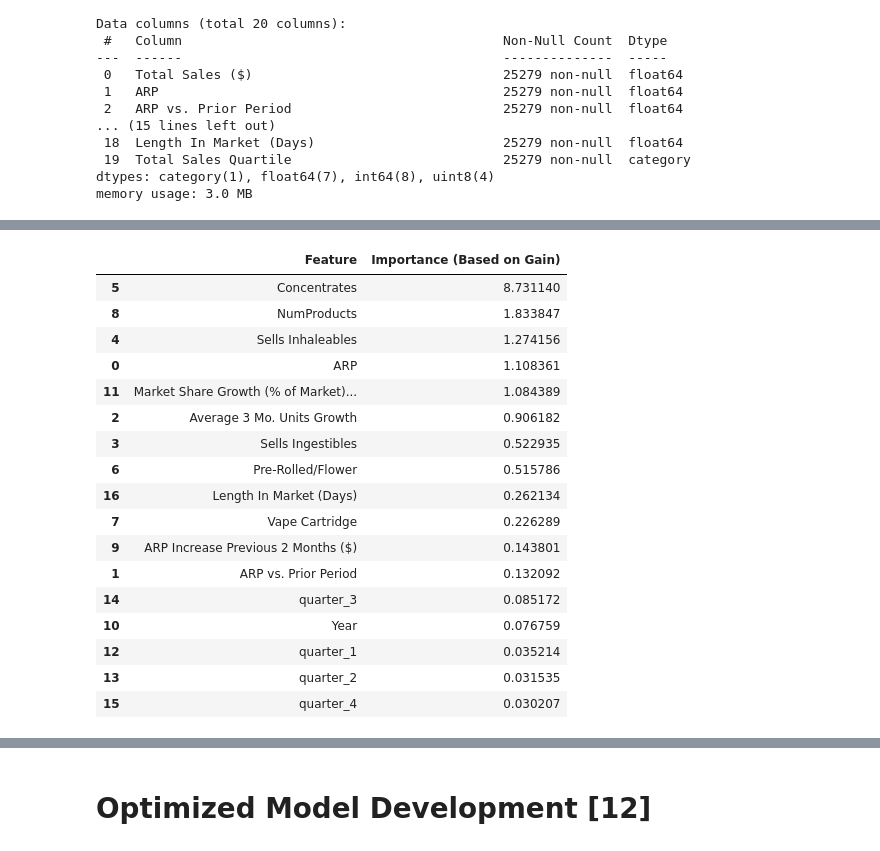
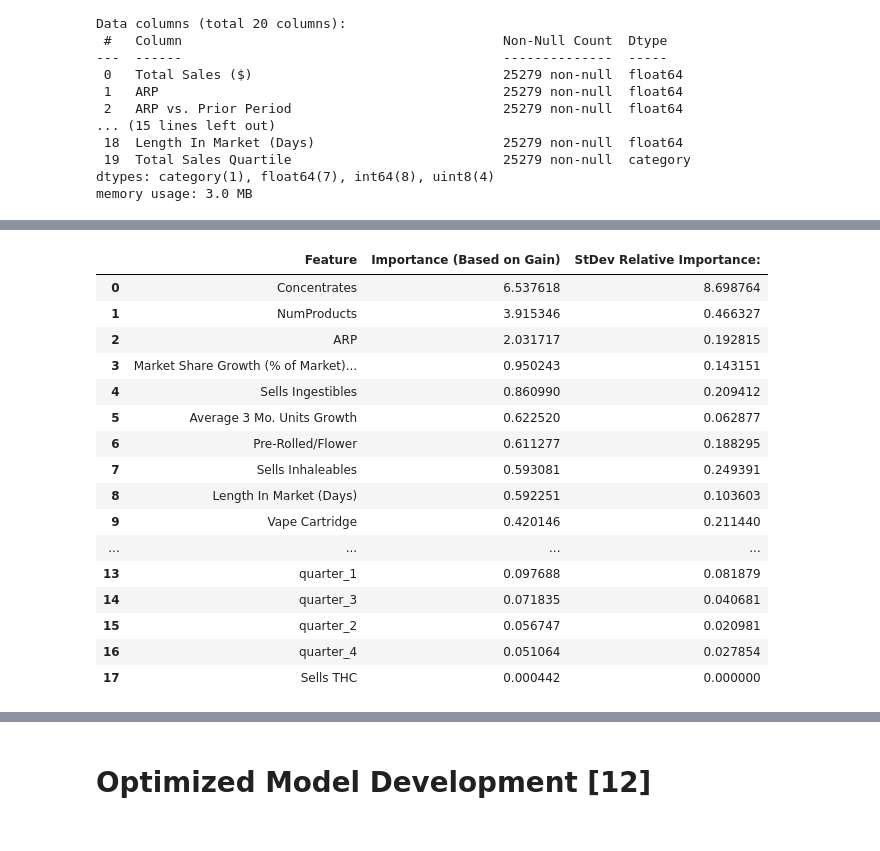
Before and after one commit to danielfrees/Cannabis_Market_Forecaster, a Jupyter notebook: Cookies_ML_Proj.ipynb, the cells around one changed output, grey strips where cells are left out. Cells and saved outputs as stored; diff of their text form; code cells hidden in the pictures.

Commit message:
Updated GridSearch and cross-validated XGB importance

```diff
--- a/Cookies_ML_Proj.ipynb
+++ b/Cookies_ML_Proj.ipynb
@@ -1156,13 +1156,17 @@ dtypes: category(1), float64(7), int64(8), uint8(4)
 memory usage: 3.0 MB
 # %%
 #now perform kfold cross-validation, stratified by total sales quartile
-kfold = StratifiedKFold(n_splits=2, shuffle=True, random_state=42)
+num_splits = 10
+kfold = StratifiedKFold(n_splits=num_splits, shuffle=True, random_state=42)
 
 #arrays to hold metrics for CV of linreg and xgboost
 linreg_maes = []
 linreg_r2s = []
 xgb_maes = []
 xgb_r2s = []
+
+#array for averaged XGB feature importance
+inferences = []
 
 #count = 0   #for stratification checking
 for train_index, test_index in kfold.split(data, data['Total Sales Quartile']):
@@ -1203,13 +1207,14 @@ for train_index, test_index in kfold.split(data, data['Total Sales Quartile']):
     linreg_maes.append(mean_absolute_error(cv_labels_test, preds))
     linreg_r2s.append(r2_score(cv_labels_test, preds))
 
-
     #CROSS-VALIDATE ENSEMBLE (XGBOOST) MODEL
     xgb_model = xgb.XGBRegressor(objective="reg:squarederror", booster = 'gbtree', max_depth = 4, random_state=42)
     xgb_model.fit(cv_data_train, cv_labels_train)
     preds = xgb_model.predict(cv_data_test)
     xgb_maes.append(mean_absolute_error(cv_labels_test, preds))
     xgb_r2s.append(r2_score(cv_labels_test, preds))
+
+    inferences.append(xgb_model.get_booster().get_score(importance_type= 'gain'))
 
 print ('Linear Regression Model CV Performance (Test Data):')
 print(f'Mean MAE: {np.mean(linreg_maes)}')
@@ -1235,13 +1252,48 @@ print(f'XGB MAE/ Average Total Sales : {np.mean(xgb_maes)/mean_sales}')
 # %%
 #Available importance_types = [‘weight’, ‘gain’, ‘cover’, ‘total_gain’, ‘total_cover’] --> Choosing gain, to see which features were most important for improving XGB model accuracy
-inference = xgb_model.get_booster().get_score(importance_type= 'gain')
+avg_inf = {}
+vals = {}
+
+#num splits many inferences
+for inf in inferences:
+    #print(inf.keys())  #used to make sure all inf had the same keys
+    for key in inf.keys():
+        try:
+            avg_inf[key] += inf[key]
+        except KeyError:
+            #avg_inf doesn't have this key value yet
+            avg_inf[key] = inf[key]
+        try:
+            vals[key].append(inf[key])
+        except KeyError:
+            vals[key]= [inf[key]]
+
+for key in avg_inf:
+    #divide by number of inferences added for avg_inf since it was summed
+    avg_inf[key] = avg_inf[key] / num_splits
+
+#get mean total importance in added inference dict
+mean_importance = np.mean(list(avg_inf.values()))
+
+for key in avg_inf:
+    #get relative importance by dividing by mean importance
+    avg_inf[key] = avg_inf[key] / mean_importance
+    vals[key] = vals[key] / mean_importance
+    #used the following to make sure standard deviations were based on same values giving the average relative importance. works!
+    #print(vals[key])
+    #print(np.mean(vals[key]))
+    vals[key] = np.std(vals[key])
+
+
+inference = pd.DataFrame.from_dict({'Feature': list(avg_inf.keys()), 'Importance (Based on Gain)': list(avg_inf.values())})
+stdev = pd.DataFrame.from_dict({'Feature': list(vals.keys()), 'StDev Relative Importance:': list(vals.values())})
+
+inference.sort_values(by = 'Importance (Based on Gain)', inplace=True, ascending = False)
+
+print()
+print('Average Relative Importance of Features after 10 CV KFold Splits:')
 inference
 
-mean_importance = np.mean(list(inference.values()))
-
-for key in inference:
-    inference[key] = inference[key] / mean_importance
-inference = pd.DataFrame.from_dict({'Feature': list(inference.keys()), 'Importance (Based on Gain)': list(inference.values())})
-inference.sort_values(by = 'Importance (Based on Gain)', inplace=True, ascending = False)
-inference
+importances = inference.merge(stdev, how = 'inner', on = ['Feature'])
+importances
 # %% [output]
@@ -1248,19 +1301,18 @@ inference
-|  | Feature | Importance (Based on Gain) |
-| 5 | Concentrates | 8.731140 |
-| 8 | NumProducts | 1.833847 |
-| 4 | Sells Inhaleables | 1.274156 |
-| 0 | ARP | 1.108361 |
-| 11 | Market Share Growth (% of Market)... | 1.084389 |
-| 2 | Average 3 Mo. Units Growth | 0.906182 |
-| 3 | Sells Ingestibles | 0.522935 |
-| 6 | Pre-Rolled/Flower | 0.515786 |
-| 16 | Length In Market (Days) | 0.262134 |
-| 7 | Vape Cartridge | 0.226289 |
-| 9 | ARP Increase Previous 2 Months ($) | 0.143801 |
-| 1 | ARP vs. Prior Period | 0.132092 |
-| 14 | quarter_3 | 0.085172 |
-| 10 | Year | 0.076759 |
-| 12 | quarter_1 | 0.035214 |
-| 13 | quarter_2 | 0.031535 |
-| 15 | quarter_4 | 0.030207 |
+|  | Feature | Importance (Based on Gain) | StDev Relative Importance: |
+| 0 | Concentrates | 6.537618 | 8.698764 |
+| 1 | NumProducts | 3.915346 | 0.466327 |
+| 2 | ARP | 2.031717 | 0.192815 |
+| 3 | Market Share Growth (% of Market)... | 0.950243 | 0.143151 |
+| 4 | Sells Ingestibles | 0.860990 | 0.209412 |
+| 5 | Average 3 Mo. Units Growth | 0.622520 | 0.062877 |
+| 6 | Pre-Rolled/Flower | 0.611277 | 0.188295 |
+| 7 | Sells Inhaleables | 0.593081 | 0.249391 |
+| 8 | Length In Market (Days) | 0.592251 | 0.103603 |
+| 9 | Vape Cartridge | 0.420146 | 0.211440 |
+| ... | ... | ... | ... |
+| 13 | quarter_1 | 0.097688 | 0.081879 |
+| 14 | quarter_3 | 0.071835 | 0.040681 |
+| 15 | quarter_2 | 0.056747 | 0.020981 |
+| 16 | quarter_4 | 0.051064 | 0.027854 |
+| 17 | Sells THC | 0.000442 | 0.000000 |
 # %% [markdown]
```
Also changed, not shown: parts of 12 cells of this notebook.
